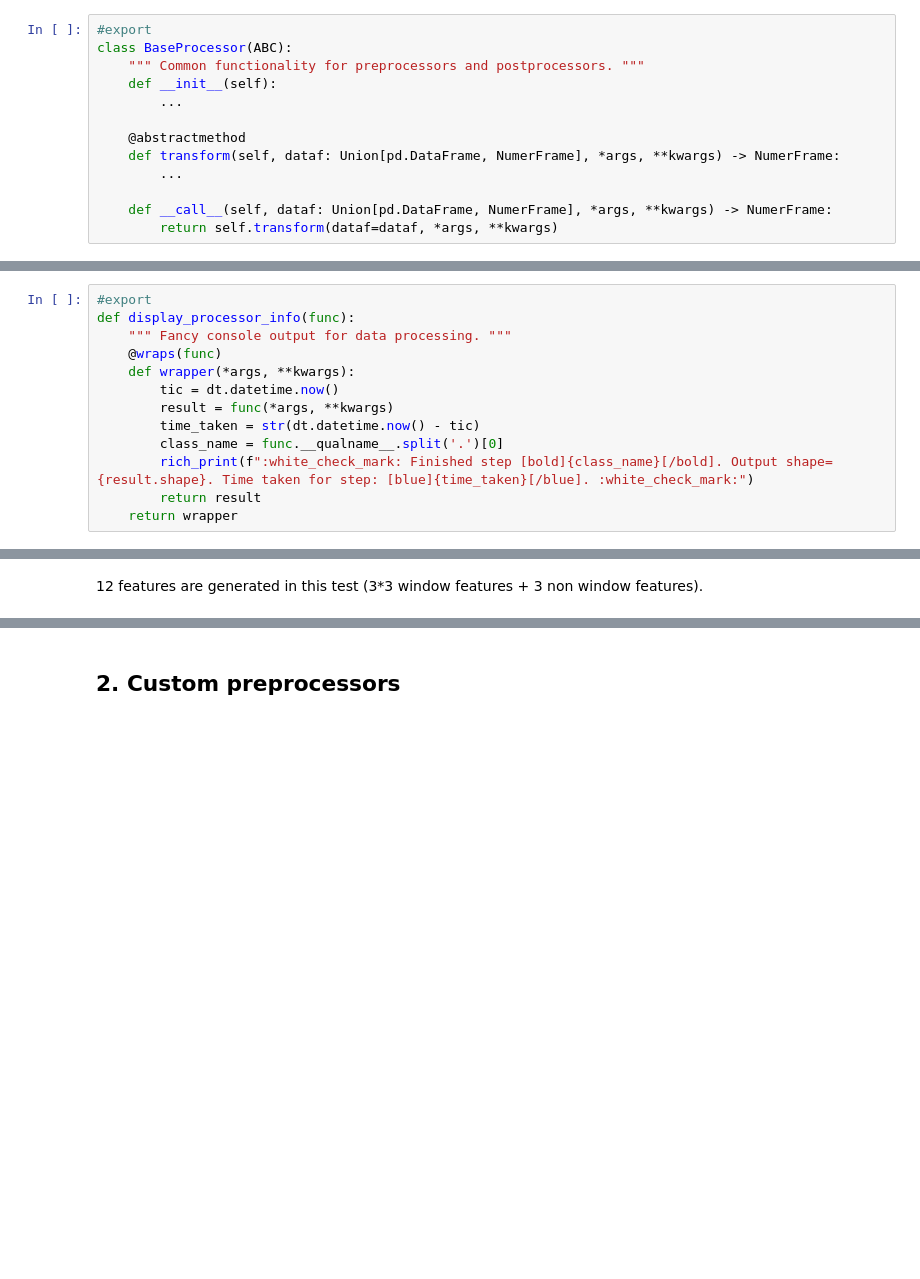
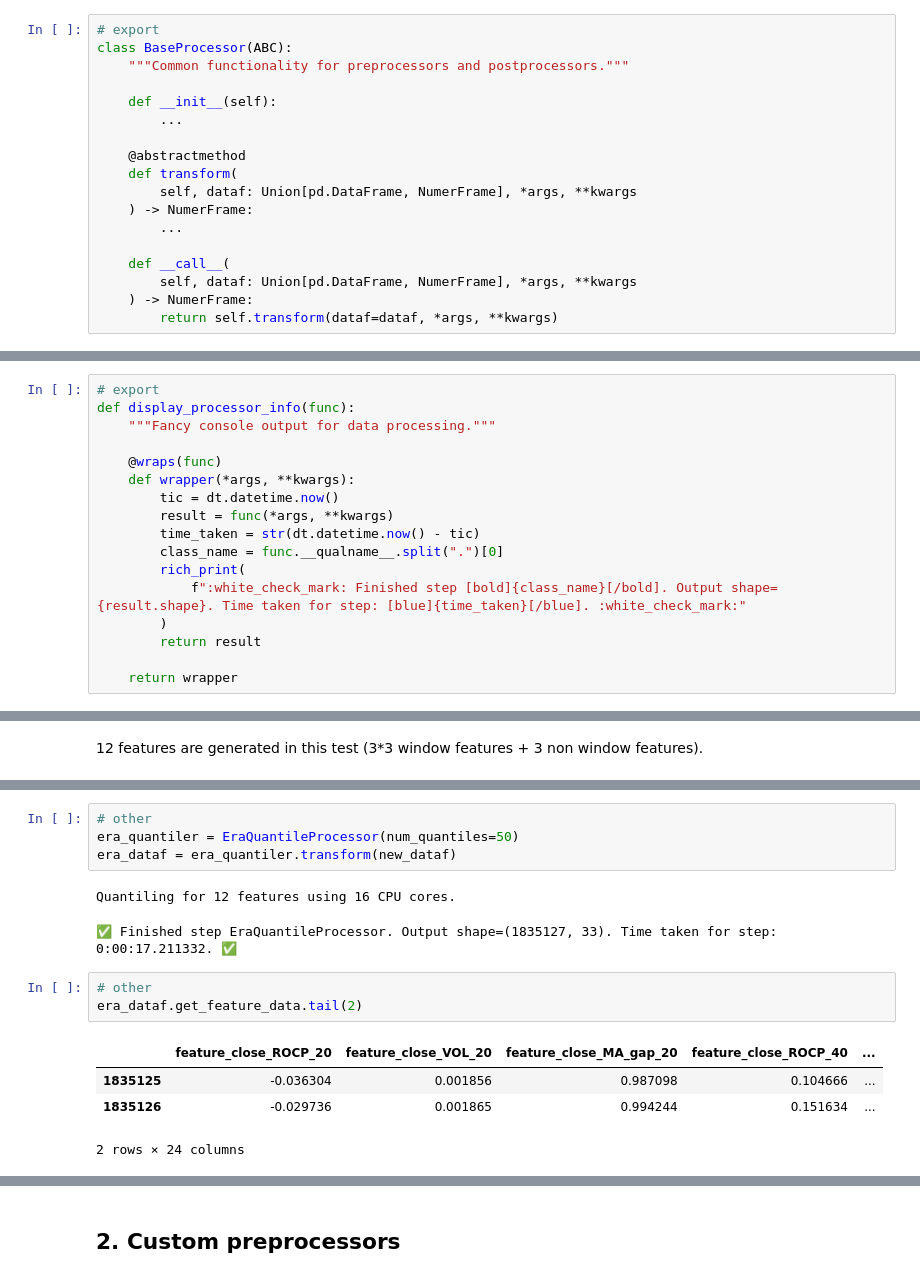
Before and after one commit to crowdcent/numerblox, a Jupyter notebook: nbs/03_preprocessing.ipynb, the cells around one changed output, grey strips where cells are left out. Cells and saved outputs as stored; diff of their text form; blank space fills up the shorter version.

```diff
--- a/nbs/03_preprocessing.ipynb
+++ b/nbs/03_preprocessing.ipynb
@@ -55,15 +50,20 @@ These objects will provide a base for all pre- and post-processing functionality
 
 Every Preprocessor should inherit from `BaseProcessor` and implement the `.transform` method.
 # %%
-#export
+# export
 class BaseProcessor(ABC):
-    """ Common functionality for preprocessors and postprocessors. """
+    """Common functionality for preprocessors and postprocessors."""
+
     def __init__(self):
         ...
 
     @abstractmethod
-    def transform(self, dataf: Union[pd.DataFrame, NumerFrame], *args, **kwargs) -> NumerFrame:
+    def transform(
+        self, dataf: Union[pd.DataFrame, NumerFrame], *args, **kwargs
+    ) -> NumerFrame:
         ...
 
-    def __call__(self, dataf: Union[pd.DataFrame, NumerFrame], *args, **kwargs) -> NumerFrame:
+    def __call__(
+        self, dataf: Union[pd.DataFrame, NumerFrame], *args, **kwargs
+    ) -> NumerFrame:
         return self.transform(dataf=dataf, *args, **kwargs)
@@ -84,15 +82,19 @@ We will use this decorator throughout the pipeline (`preprocessing`, `model` and
 
 Inspiration for this decorator: [Calmcode Pandas Pipe Logs](https://calmcode.io/pandas-pipe/logs.html)
 # %%
-#export
+# export
 def display_processor_info(func):
-    """ Fancy console output for data processing. """
+    """Fancy console output for data processing."""
+
     @wraps(func)
     def wrapper(*args, **kwargs):
         tic = dt.datetime.now()
         result = func(*args, **kwargs)
         time_taken = str(dt.datetime.now() - tic)
-        class_name = func.__qualname__.split('.')[0]
-        rich_print(f":white_check_mark: Finished step [bold]{class_name}[/bold]. Output shape={result.shape}. Time taken for step: [blue]{time_taken}[/blue]. :white_check_mark:")
+        class_name = func.__qualname__.split(".")[0]
+        rich_print(
+            f":white_check_mark: Finished step [bold]{class_name}[/bold]. Output shape={result.shape}. Time taken for step: [blue]{time_taken}[/blue]. :white_check_mark:"
+        )
         return result
+
     return wrapper
@@ -589,3 +732,19 @@ new_dataf.sort_values(["ticker", "date"]).get_feature_data.tail(2)
+# %%
+# other
+era_quantiler = EraQuantileProcessor(num_quantiles=50)
+era_dataf = era_quantiler.transform(new_dataf)
+# %% [output]
+Quantiling for 12 features using 16 CPU cores.
+✅ Finished step EraQuantileProcessor. Output shape=(1835127, 33). Time taken for step:
+0:00:17.211332. ✅
+# %%
+# other
+era_dataf.get_feature_data.tail(2)
+# %% [output]
+|  | feature_close_ROCP_20 | feature_close_VOL_20 | feature_close_MA_gap_20 | feature_close_ROCP_40 | ... |
+| 1835125 | -0.036304 | 0.001856 | 0.987098 | 0.104666 | ... |
+| 1835126 | -0.029736 | 0.001865 | 0.994244 | 0.151634 | ... |
+2 rows × 24 columns
 # %%
 # other
 # hide
```
Also changed, not shown: parts of 29 cells of this notebook, 1 other file.
